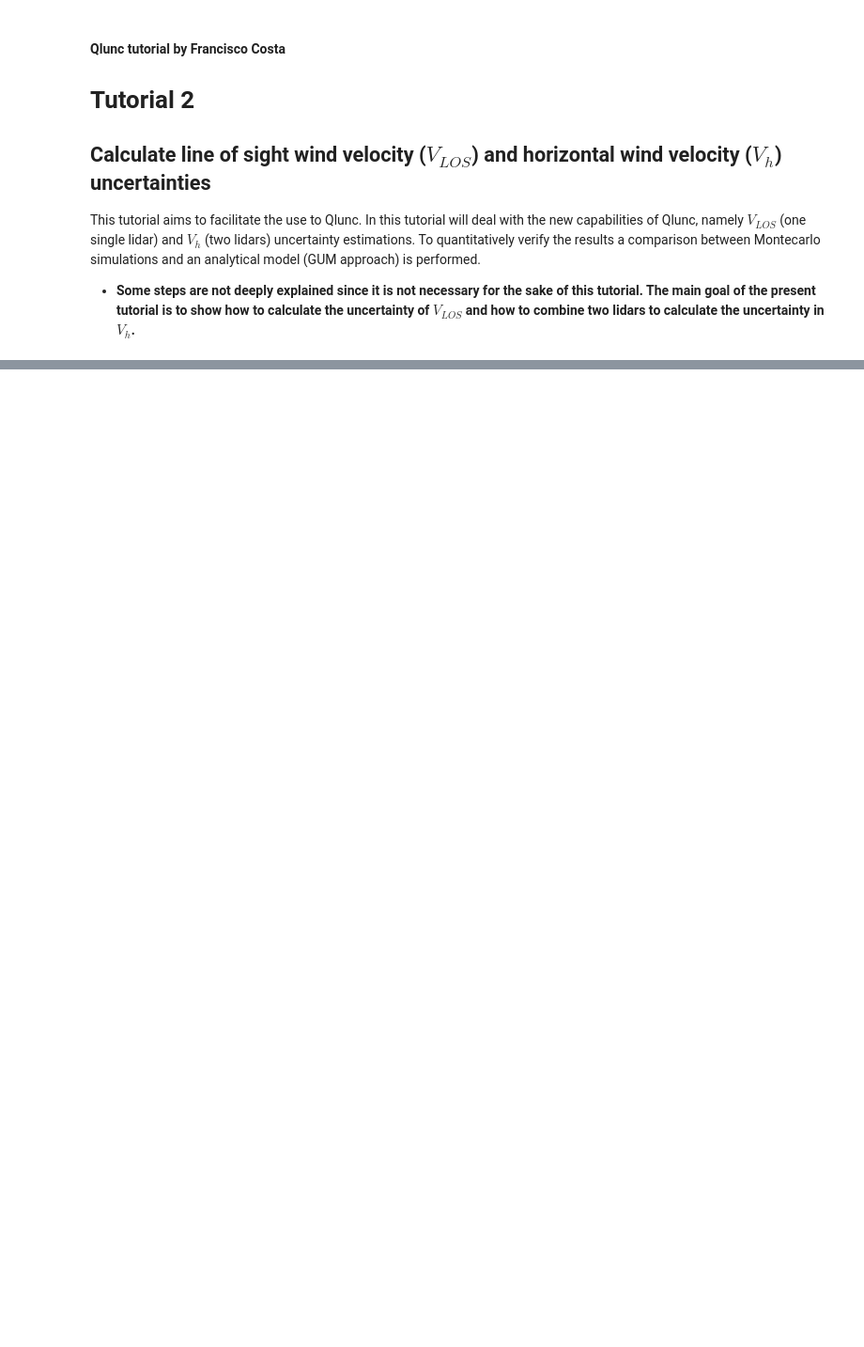
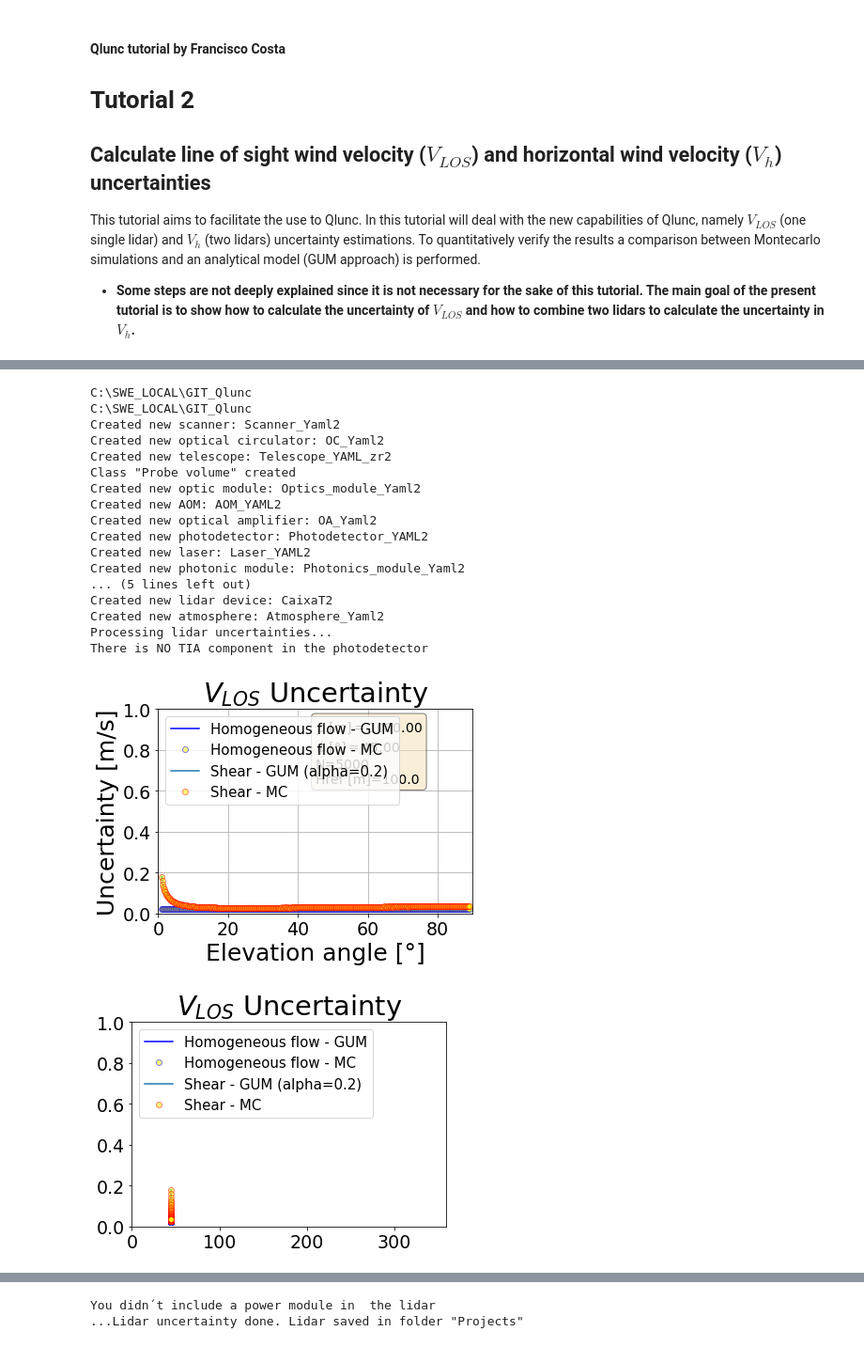
Before and after one commit to SWE-UniStuttgart/Qlunc, a Jupyter notebook: Tutorials/Tutorial2.ipynb, the cells around one changed output, grey strips where cells are left out. Shown at 94% size. Drawn from its saved outputs; the diff is of its cells as text; code cells hidden in the pictures; blank space fills up the shorter version.

Commit message:
Tutorial2

```diff
--- a/Tutorials/Tutorial2.ipynb
+++ b/Tutorials/Tutorial2.ipynb
@@ -117,0 +123,23 @@ Following the given notation below we can obtain the uncertainty in the horizont
+# %%
+%run -i ./Tutorials/Qlunc_Instantiate_Tutorial2_file_2.py
+Lidar.Uncertainty(Lidar, Atmospheric_Scenario,cts,Qlunc_yaml_inputs2)
+# %% [output]
+C:\SWE_LOCAL\GIT_Qlunc
+C:\SWE_LOCAL\GIT_Qlunc
+Created new scanner: Scanner_Yaml2
+Created new optical circulator: OC_Yaml2
+Created new telescope: Telescope_YAML_zr2
+Class "Probe volume" created
+Created new optic module: Optics_module_Yaml2
+Created new AOM: AOM_YAML2
+Created new optical amplifier: OA_Yaml2
+Created new photodetector: Photodetector_YAML2
+Created new laser: Laser_YAML2
+Created new photonic module: Photonics_module_Yaml2
+... (5 lines left out)
+Created new lidar device: CaixaT2
+Created new atmosphere: Atmosphere_Yaml2
+Processing lidar uncertainties...
+There is NO TIA component in the photodetector
+[figure, added]
+[figure, added]
@@ -117,0 +149,2 @@ Following the given notation below we can obtain the uncertainty in the horizont
+You didn´t include a power module in  the lidar
+...Lidar uncertainty done. Lidar saved in folder "Projects"
```
Also changed, not shown: parts of 25 cells of this notebook, 4 other files.
